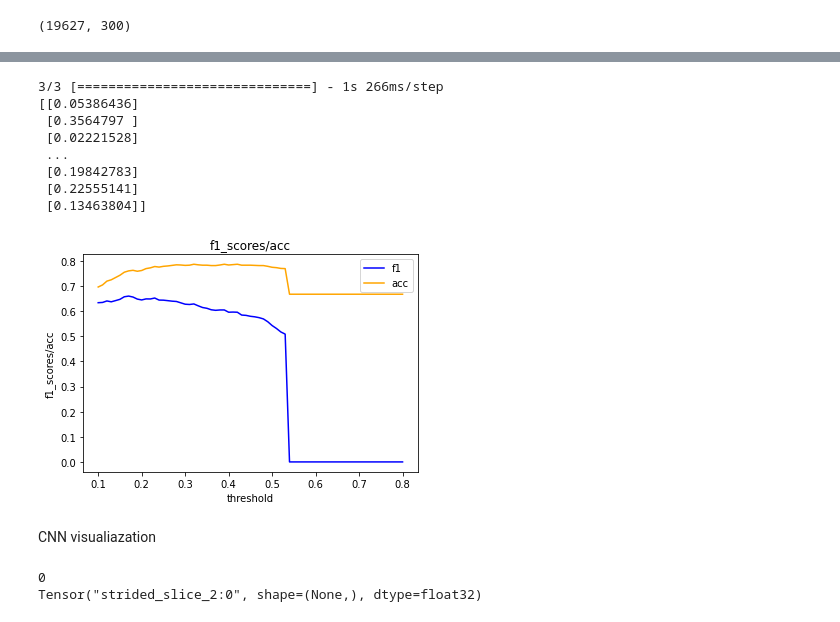
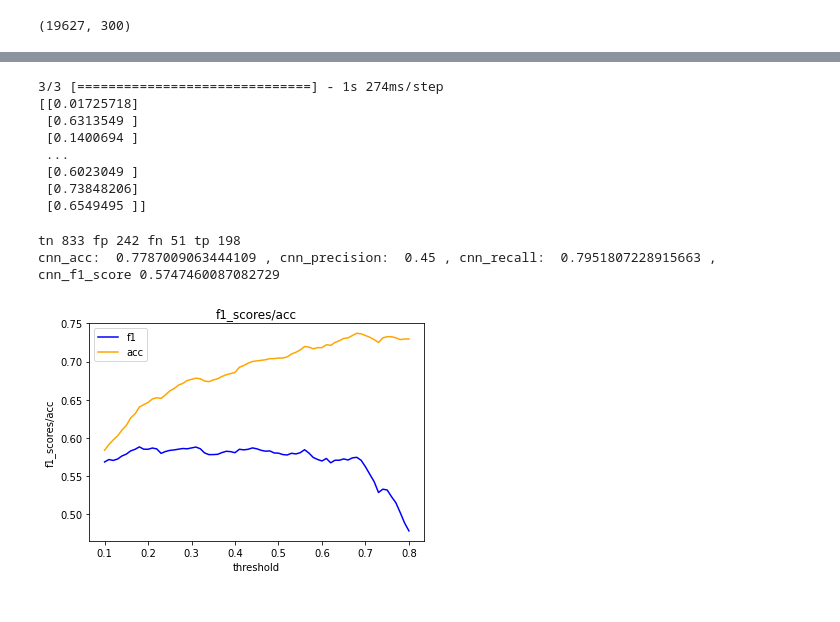
Before and after one commit to kruttikajain/Targetted-Abusive_Language_Online, a Jupyter notebook: prediciton1.ipynb, the cells around one changed output, grey strips where cells are left out. Drawn from its saved outputs; the diff is of its cells as text; code cells hidden in the pictures.

Commit message:
add output file(baseline, RNN and CNN)

```diff
--- a/prediciton1.ipynb
+++ b/prediciton1.ipynb
@@ -771,0 +777,3 @@ plt.show()
+# %%
+pred_emb_val_y = model.predict([val_X], batch_size=1024, verbose=1)
+print(pred_emb_val_y)
@@ -772,14 +807,12 @@ plt.show()
 # %%
 # validation the model(f1-score)
-pred_noemb_val_y = model.predict([val_X], batch_size=1024, verbose=1)
-print(pred_noemb_val_y)
 threshes=[]
 f1_scores=[]
 accuracy_scores=[]
 for thresh in np.arange(0.1, 0.801, 0.01):
     thresh = np.round(thresh, 2)
     threshes.append(thresh)
-    logging.info("F1 score at threshold {0} is {1}".format(thresh, metrics.f1_score(val_y, (pred_noemb_val_y>thresh).astype(int))))
-    f1_scores.append(metrics.f1_score(val_y, (pred_noemb_val_y>thresh).astype(int)))
-    logging.info("Accuracy at threshold {0} is {1}".format(thresh, metrics.accuracy_score(val_y, (pred_noemb_val_y>thresh).astype(int))))
-    accuracy_scores.append(metrics.accuracy_score(val_y, (pred_noemb_val_y>thresh).astype(int)))
+    # logging.info("F1 score at threshold {0} is {1}".format(thresh, metrics.f1_score(val_y, (pred_noemb_val_y>thresh).astype(int))))
+    f1_scores.append(metrics.f1_score(val_y, (pred_emb_val_y>thresh).astype(int)))
+    # logging.info("Accuracy at threshold {0} is {1}".format(thresh, metrics.accuracy_score(val_y, (pred_noemb_val_y>thresh).astype(int))))
+    accuracy_scores.append(metrics.accuracy_score(val_y, (pred_emb_val_y>thresh).astype(int)))
@@ -917,35 +928,53 @@ plt.show()
+# %%
+pred_emb_val_y = model_CNN.predict([val_X], batch_size=512, verbose=1)
+print(pred_noemb_val_y)
+# %% [output]
+3/3 [==============================] - 1s 274ms/step
+[[0.01725718]
+ [0.6313549 ]
+ [0.1400694 ]
+ ...
+ [0.6023049 ]
+ [0.73848206]
+ [0.6549495 ]]
+# %%
+# validation the model(confusion matrix)
+def cnn_confusion_matrix(pred_emb_val_y, val_y):
+    pred_val_y = pred_emb_val_y > 0.5
+    tn, fp, fn, tp = confusion_matrix(pred_val_y, val_y).ravel()
+    print('tn', tn, 'fp', fp, 'fn', fn, 'tp', tp)
+
+    cnn_acc = accuracy_score(pred_val_y, val_y)
+    cnn_precision = precision_score(pred_val_y, val_y)
+    cnn_recall = recall_score(pred_val_y, val_y)
+    cnn_f1_score = f1_score(pred_val_y, val_y)
+    return cnn_acc, cnn_precision, cnn_recall, cnn_f1_score, pred_val_y
+
+cnn_acc, cnn_precision, cnn_recall, cnn_f1_score, cnn_val_y_cnn_emb = cnn_confusion_matrix(pred_emb_val_y, val_y)
+print('cnn_acc: ',cnn_acc, ', cnn_precision: ', cnn_precision, ', cnn_recall: ', cnn_recall, ', cnn_f1_score', cnn_f1_score)
+# %% [output]
+tn 833 fp 242 fn 51 tp 198
+cnn_acc:  0.7787009063444109 , cnn_precision:  0.45 , cnn_recall:  0.7951807228915663 , cnn_f1_score 0.5747460087082729
 # %%
 # validation the model(f1-score)
-pred_noemb_val_y = model_CNN.predict([val_X], batch_size=512, verbose=1)
-print(pred_noemb_val_y)
 threshes=[]
 f1_scores=[]
 accuracy_scores=[]
 for thresh in np.arange(0.1, 0.801, 0.01):
     thresh = np.round(thresh, 2)
     threshes.append(thresh)
     # logging.info("F1 score at threshold {0} is {1}".format(thresh, metrics.f1_score(val_y, (pred_noemb_val_y>thresh).astype(int))))
     f1_scores.append(metrics.f1_score(val_y, (pred_noemb_val_y>thresh).astype(int)))
     # logging.info("Accuracy at threshold {0} is {1}".format(thresh, metrics.accuracy_score(val_y, (pred_noemb_val_y>thresh).astype(int))))
     accuracy_scores.append(metrics.accuracy_score(val_y, (pred_noemb_val_y>thresh).astype(int)))
 
 # plot two measures
 plt.plot(threshes, f1_scores, color='blue', label='f1')
 plt.plot(threshes, accuracy_scores, color='orange', label='acc')
 plt.title('f1_scores/acc')
 plt.ylabel('f1_scores/acc')
 plt.xlabel('threshold')
 plt.legend()
 plt.show()
 # %% [output]
-3/3 [==============================] - 1s 266ms/step
-[[0.05386436]
- [0.3564797 ]
- [0.02221528]
- ...
- [0.19842783]
- [0.22555141]
- [0.13463804]]
-[figure, old version]
+[figure, new version]
-# %% [markdown]
-CNN visualiazation
@@ -956,6 +980,0 @@ last_conv_layer = model_CNN.get_layer("Conv1")
-# %%
-print(class_idx)
-print(class_output)
-# %% [output]
-0
-Tensor("strided_slice_2:0", shape=(None,), dtype=float32)
```
Also changed, not shown: parts of 49 cells of this notebook.
